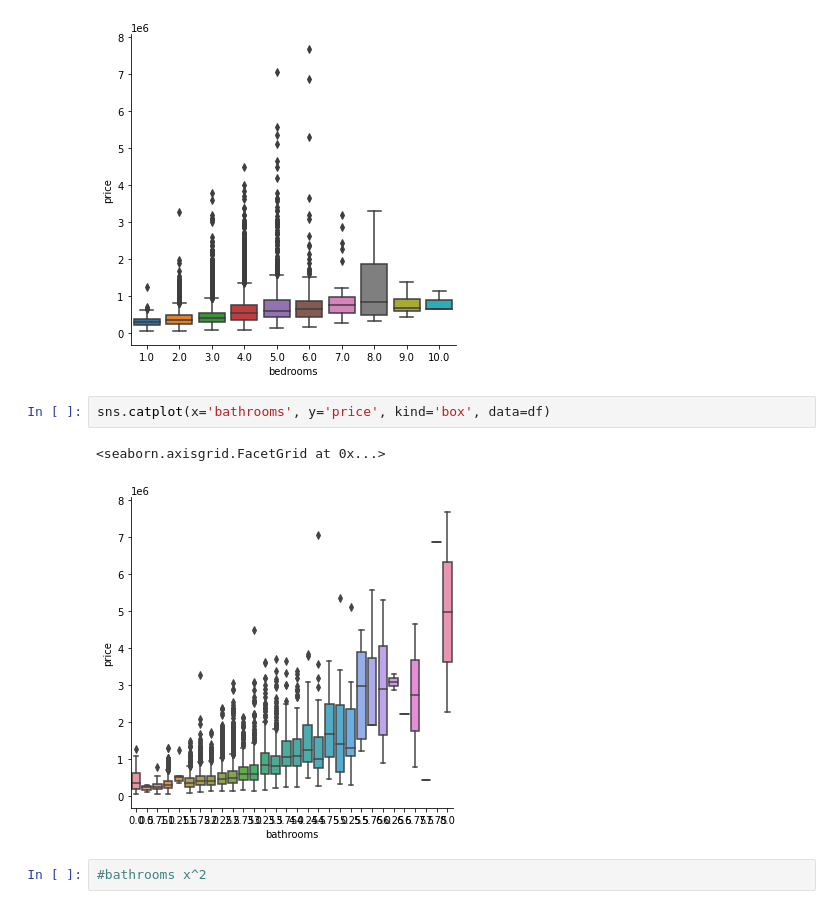
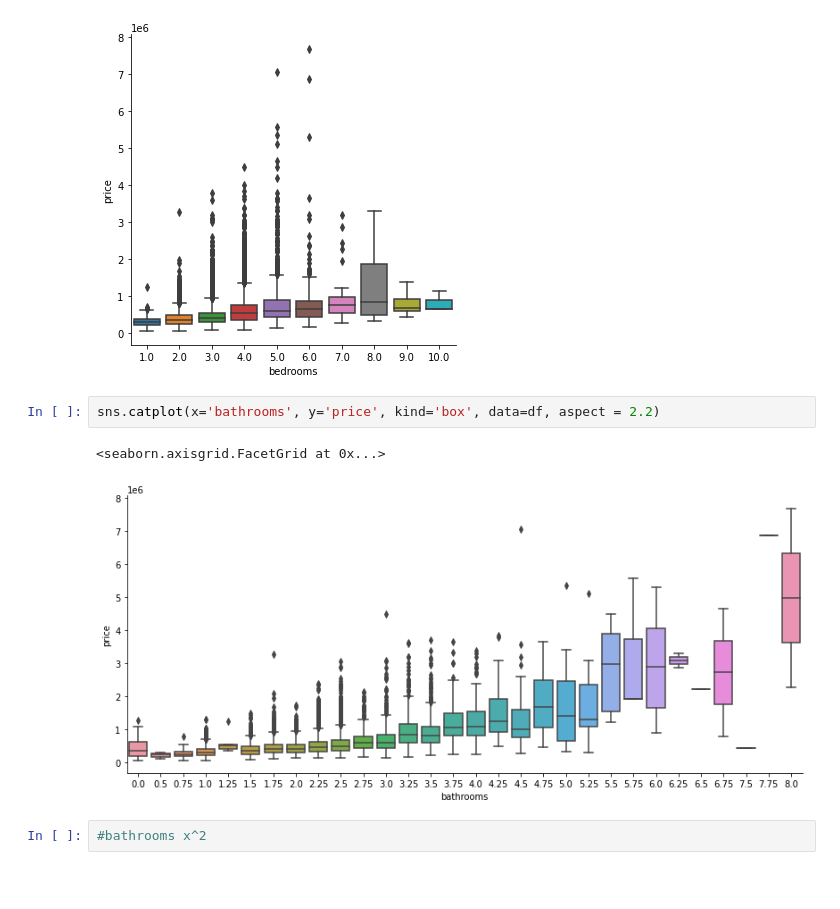
Before and after one commit to raizelistaken/Housing_Prices_KC, a Jupyter notebook: Bakeoff_modeling_forFriday.ipynb, the cells around one changed output. Saved outputs shown, nothing was run; the diff lists cells and outputs as text; blank space fills up the shorter version.

```diff
--- a/Bakeoff_modeling_forFriday.ipynb
+++ b/Bakeoff_modeling_forFriday.ipynb
@@ -1088,10 +1088,10 @@ sns.catplot(x='bedrooms', y='price', kind='box', data=df)
 <seaborn.axisgrid.FacetGrid at 0x...>
 [figure]
 # %%
-sns.catplot(x='bathrooms', y='price', kind='box', data=df)
+sns.catplot(x='bathrooms', y='price', kind='box', data=df, aspect = 2.2)
 # %% [output]
 <seaborn.axisgrid.FacetGrid at 0x...>
-[figure, old version]
+[figure, new version]
 # %%
 #bathrooms x^2
 # %%
```
